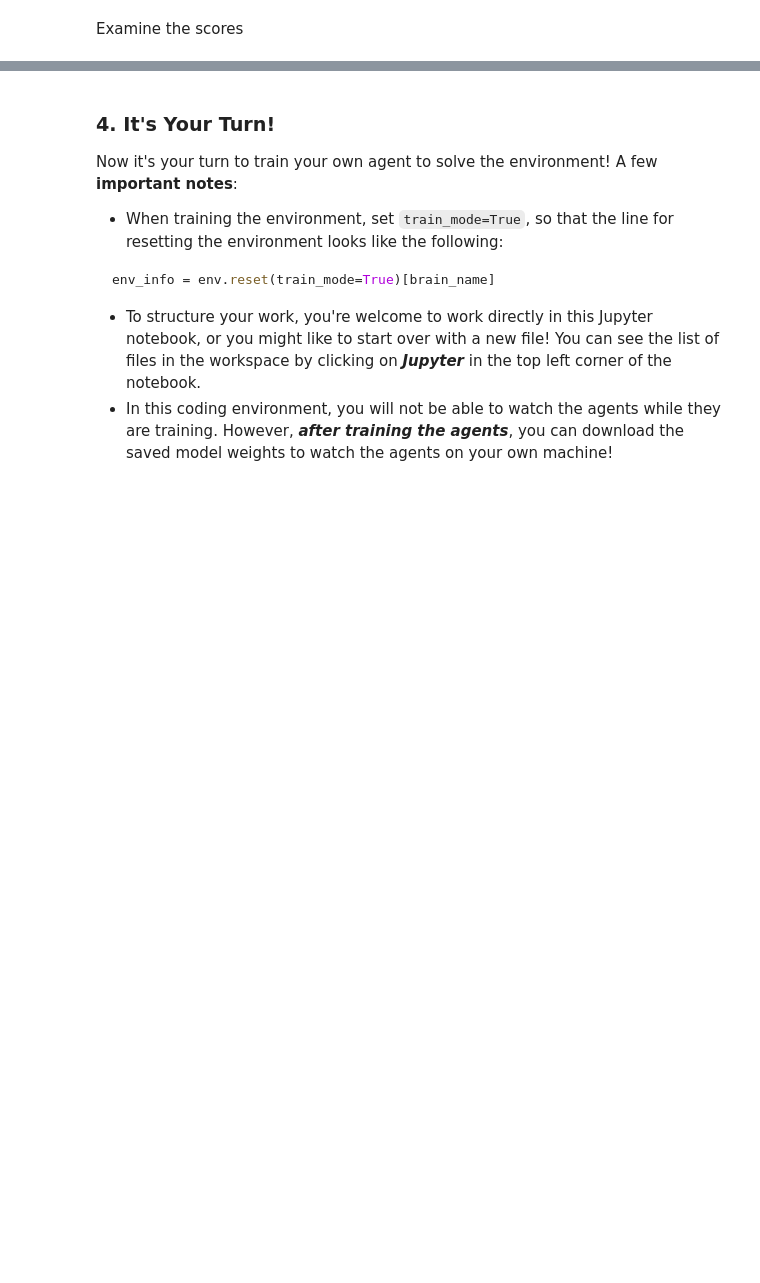
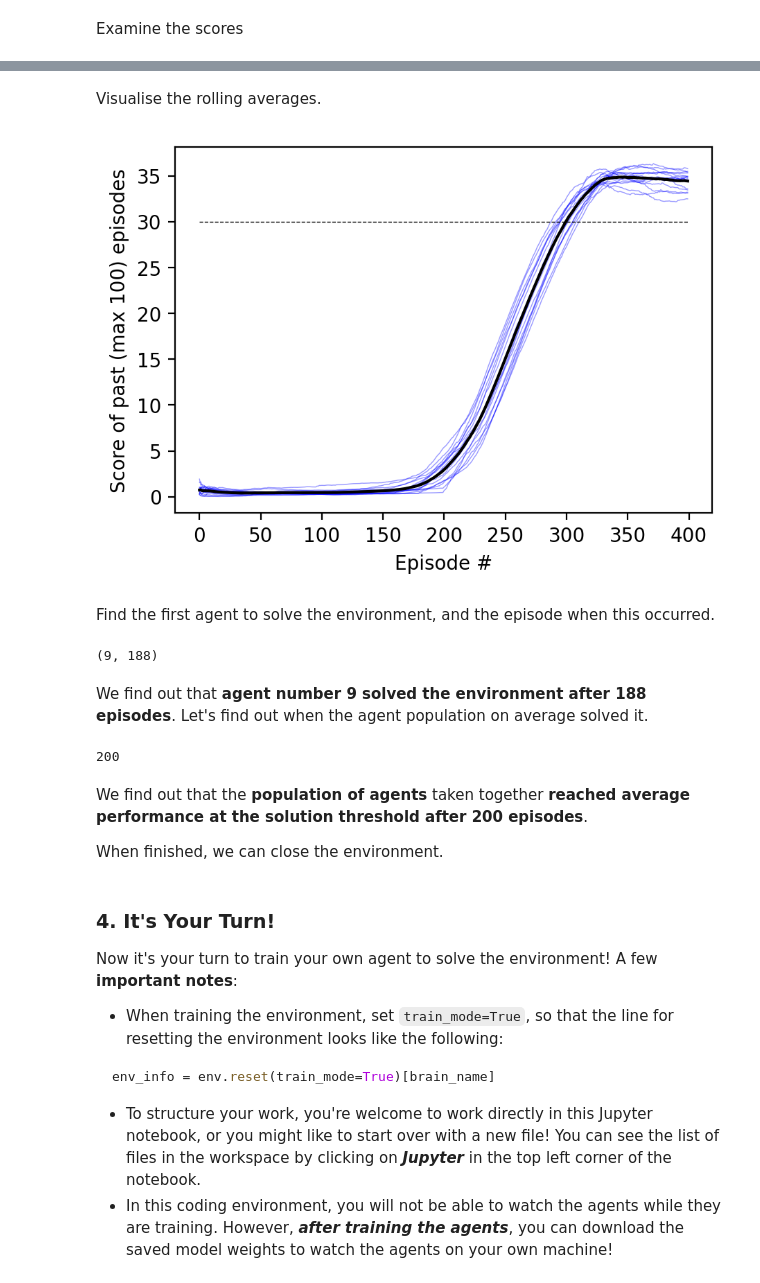
Before and after one commit to heikela/DDPG-Reacher, a Jupyter notebook: Continuous_Control.ipynb, the cells around one changed output, grey strips where cells are left out. Saved outputs shown, nothing was run; the diff lists cells and outputs as text; code cells hidden in the pictures; blank space fills up the shorter version.

```diff
--- a/Continuous_Control.ipynb
+++ b/Continuous_Control.ipynb
@@ -742,0 +734,45 @@ When finished, you can close the environment.
+# %%
+scores_matrix = np.array(scores)
+scores_cumsum = np.cumsum(scores_matrix, axis = 1)
+window_cumsum = np.zeros(scores_cumsum.shape)
+for i in range(0, 400):
+    if (i < 100):
+        window_cumsum[:, i] = scores_cumsum[:, i]
+    else:
+        window_cumsum[:, i] = scores_cumsum[:, i] - scores_cumsum[:, i - 100]
+rolling_average_divisor = np.hstack((np.arange(1, 101), 100 * np.ones((300))))
+rolling_averages = np.divide(window_cumsum, rolling_average_divisor)
+population_rolling_average = np.mean(rolling_averages, axis = 0)
+# %% [markdown]
+Visualise the rolling averages.
+# %%
+max_episode = len(scores[0])
+fig = plt.figure(figsize=(5,3.5), dpi=200)
+for i in range(len(scores)):
+    plt.plot(np.arange(len(scores[i])), rolling_averages[i,:], alpha=0.4, color='blue', linewidth=0.5)
+plt.plot(np.arange(max_episode), population_rolling_average, alpha=1, color='black')
+plt.plot(np.arange(max_episode), np.ones(max_episode) * 30, alpha=1, color='black', linewidth=0.5, linestyle='--')
+plt.ylabel('Score of past (max 100) episodes')
+plt.xlabel('Episode #')
+plt.show()
+# %% [output]
+[figure, added]
+# %% [markdown]
+Find the first agent to solve the environment, and the episode when this occurred.
+# %%
+solution_times = np.argmin(np.where(rolling_averages >= 30, np.arange(0, rolling_averages.shape[1]), np.ones(rolling_averages.shape) * 1e10), axis=1)
+fastest_agent = np.argmin(solution_times)
+fastest_agent_solution_time = solution_times[fastest_agent] - 100
+fastest_agent, fastest_agent_solution_time
+# %% [output]
+(9, 188)
+# %% [markdown]
+We find out that **agent number 9 solved the environment after 188 episodes**. Let's find out when the agent population on average solved it.
+# %%
+np.argwhere(population_rolling_average > 30)[0][0] - 100
+# %% [output]
+200
+# %% [markdown]
+We find out that the **population of agents** taken together **reached average performance at the solution threshold after 200 episodes**.
+
+When finished, we can close the environment.
```
Also changed, not shown: parts of 7 cells of this notebook.
